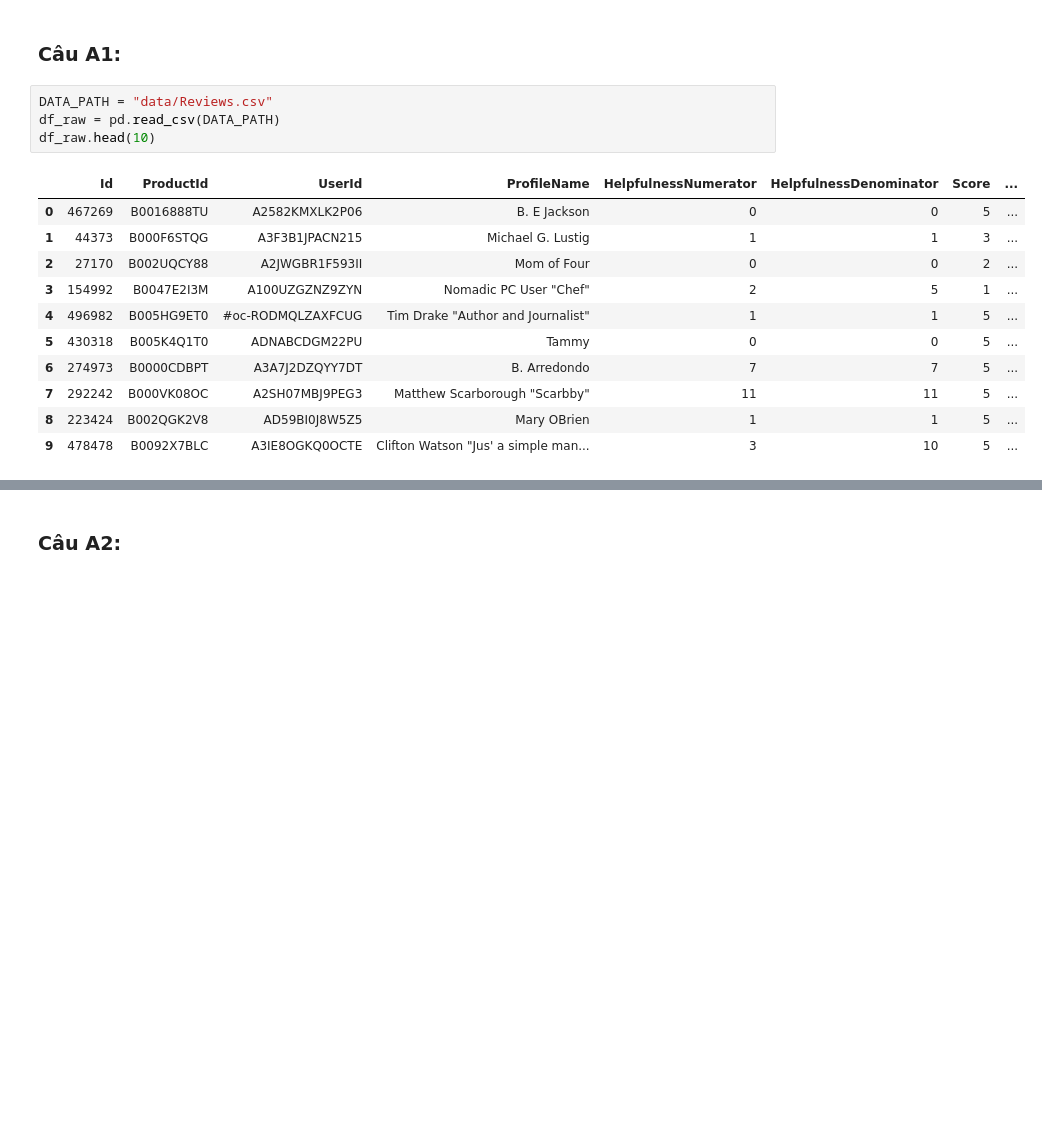
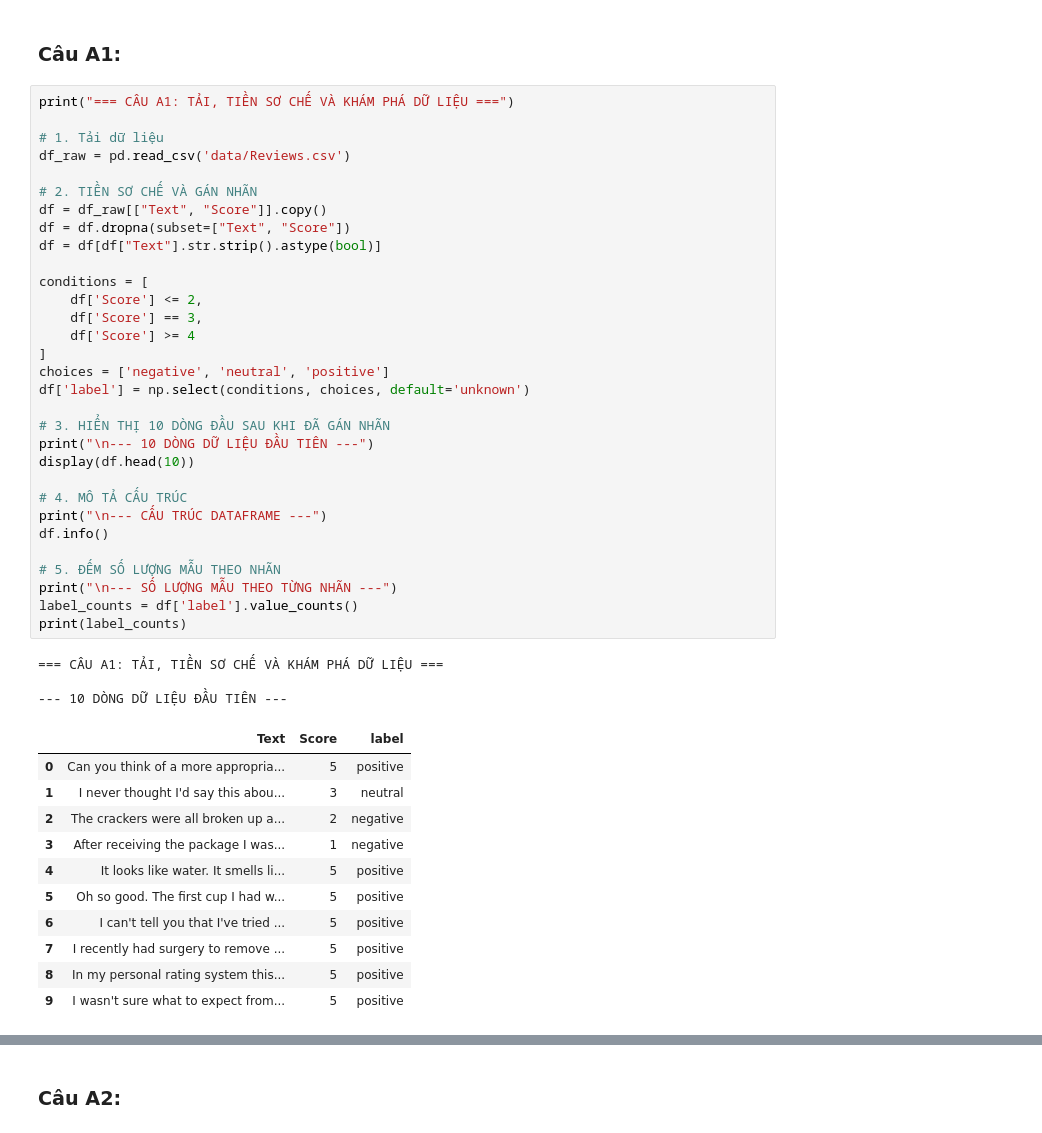
Before and after one commit to xuanmanh-2110/PTDL-Python, a Jupyter notebook: notebook.ipynb, the cells around one changed output, grey strips where cells are left out. Cells and saved outputs as stored; diff of their text form; blank space fills up the shorter version.

```diff
--- a/notebook.ipynb
+++ b/notebook.ipynb
@@ -56,18 +56,48 @@ True
 # %% [markdown]
 ### Câu A1:
 # %%
-DATA_PATH = "data/Reviews.csv"
-df_raw = pd.read_csv(DATA_PATH)
-df_raw.head(10)
+print("=== CÂU A1: TẢI, TIỀN SƠ CHẾ VÀ KHÁM PHÁ DỮ LIỆU ===")
+
+# 1. Tải dữ liệu
+df_raw = pd.read_csv('data/Reviews.csv')
+
+# 2. TIỀN SƠ CHẾ VÀ GÁN NHÃN
+df = df_raw[["Text", "Score"]].copy()
+df = df.dropna(subset=["Text", "Score"])
+df = df[df["Text"].str.strip().astype(bool)]
+
+conditions = [
+    df['Score'] <= 2,
+    df['Score'] == 3,
+    df['Score'] >= 4
+]
+choices = ['negative', 'neutral', 'positive']
+df['label'] = np.select(conditions, choices, default='unknown')
+
+# 3. HIỂN THỊ 10 DÒNG ĐẦU SAU KHI ĐÃ GÁN NHÃN
+print("\n--- 10 DÒNG DỮ LIỆU ĐẦU TIÊN ---")
+display(df.head(10))
+
+# 4. MÔ TẢ CẤU TRÚC
+print("\n--- CẤU TRÚC DATAFRAME ---")
+df.info()
+
+# 5. ĐẾM SỐ LƯỢNG MẪU THEO NHÃN
+print("\n--- SỐ LƯỢNG MẪU THEO TỪNG NHÃN ---")
+label_counts = df['label'].value_counts()
+print(label_counts)
 # %% [output]
+=== CÂU A1: TẢI, TIỀN SƠ CHẾ VÀ KHÁM PHÁ DỮ LIỆU ===
+
+--- 10 DÒNG DỮ LIỆU ĐẦU TIÊN ---
-|  | Id | ProductId | UserId | ProfileName | HelpfulnessNumerator | HelpfulnessDenominator | Score | ... |
-| 0 | 467269 | B0016888TU | A2582KMXLK2P06 | B. E Jackson | 0 | 0 | 5 | ... |
-| 1 | 44373 | B000F6STQG | A3F3B1JPACN215 | Michael G. Lustig | 1 | 1 | 3 | ... |
-| 2 | 27170 | B002UQCY88 | A2JWGBR1F593II | Mom of Four | 0 | 0 | 2 | ... |
-| 3 | 154992 | B0047E2I3M | A100UZGZNZ9ZYN | Nomadic PC User "Chef" | 2 | 5 | 1 | ... |
-| 4 | 496982 | B005HG9ET0 | #oc-RODMQLZAXFCUG | Tim Drake "Author and Journalist" | 1 | 1 | 5 | ... |
-| 5 | 430318 | B005K4Q1T0 | ADNABCDGM22PU | Tammy | 0 | 0 | 5 | ... |
-| 6 | 274973 | B0000CDBPT | A3A7J2DZQYY7DT | B. Arredondo | 7 | 7 | 5 | ... |
-| 7 | 292242 | B000VK08OC | A2SH07MBJ9PEG3 | Matthew Scarborough "Scarbby" | 11 | 11 | 5 | ... |
-| 8 | 223424 | B002QGK2V8 | AD59BI0J8W5Z5 | Mary OBrien | 1 | 1 | 5 | ... |
-| 9 | 478478 | B0092X7BLC | A3IE8OGKQ0OCTE | Clifton Watson "Jus' a simple man... | 3 | 10 | 5 | ... |
+|  | Text | Score | label |
+| 0 | Can you think of a more appropria... | 5 | positive |
+| 1 | I never thought I'd say this abou... | 3 | neutral |
+| 2 | The crackers were all broken up a... | 2 | negative |
+| 3 | After receiving the package I was... | 1 | negative |
+| 4 | It looks like water. It smells li... | 5 | positive |
+| 5 | Oh so good. The first cup I had w... | 5 | positive |
+| 6 | I can't tell you that I've tried ... | 5 | positive |
+| 7 | I recently had surgery to remove ... | 5 | positive |
+| 8 | In my personal rating system this... | 5 | positive |
+| 9 | I wasn't sure what to expect from... | 5 | positive |
```
Also changed, not shown: parts of 29 cells of this notebook.
